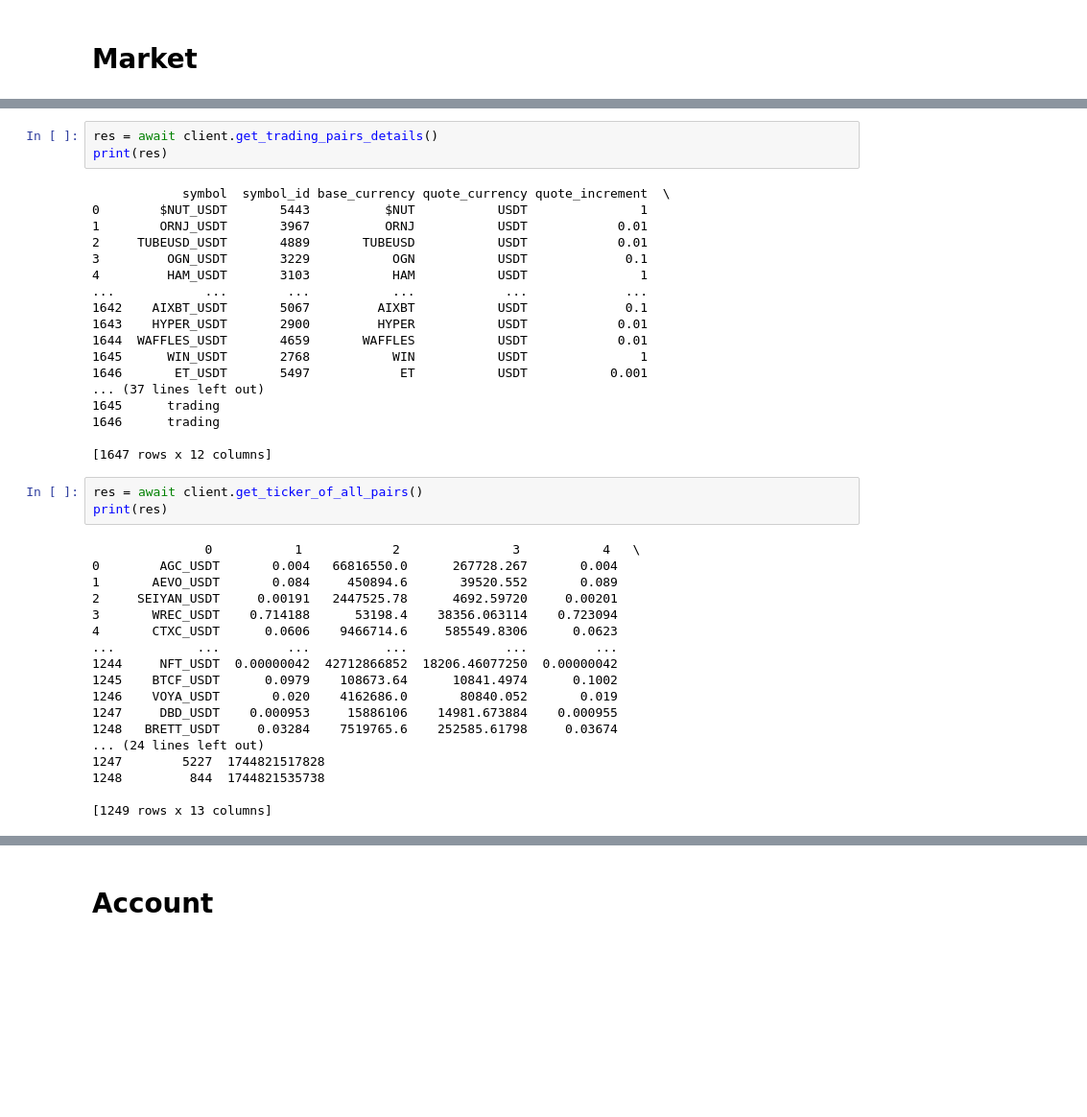
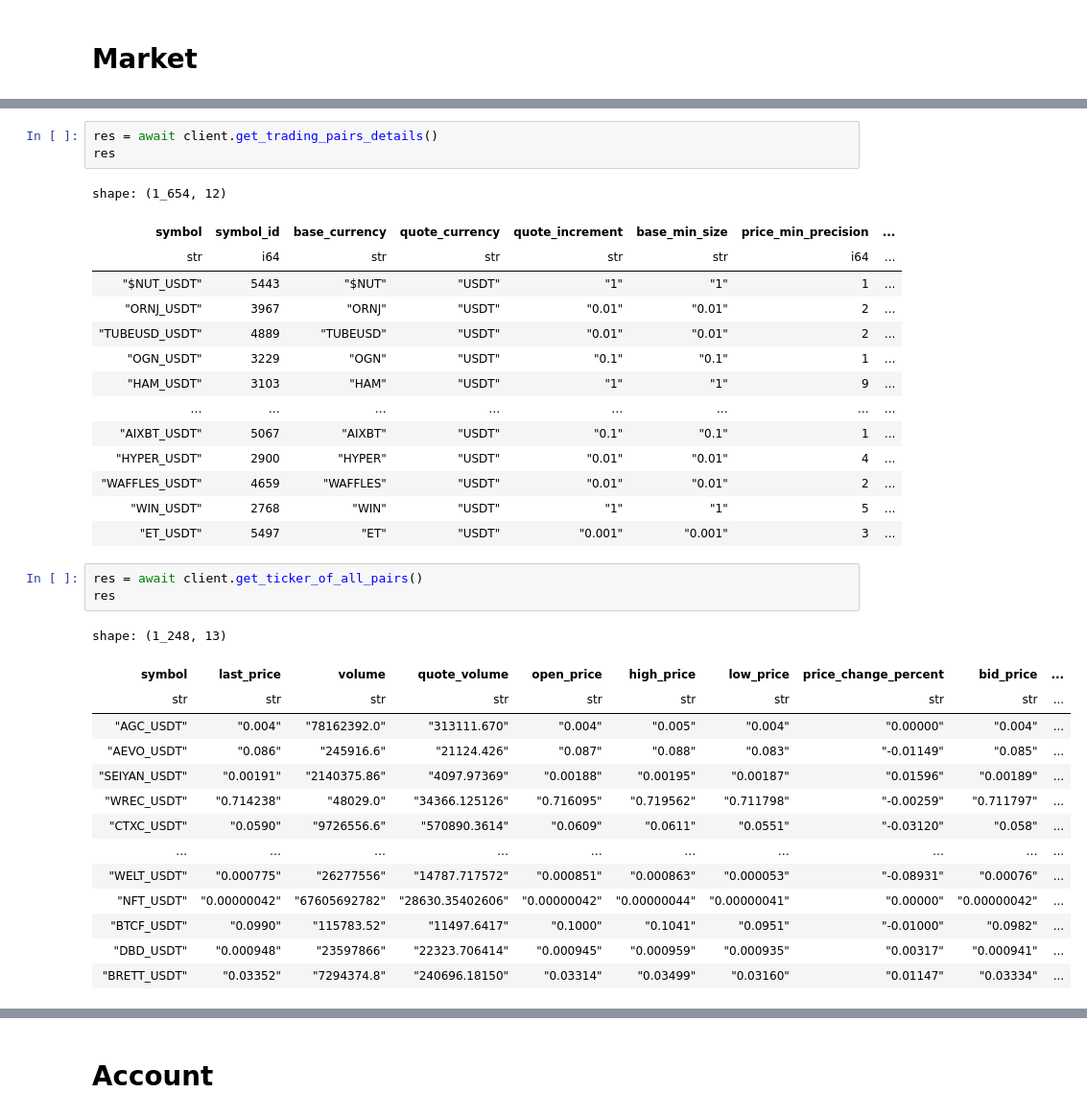
Before and after one commit to kairosresearchio/krex, a Jupyter notebook: example/async_support/bitmart/example.ipynb, the cells around one changed output, grey strips where cells are left out. Shown at 96% size. Saved outputs shown, nothing was run; the diff lists cells and outputs as text; blank space fills up the shorter version.

```diff
--- a/example/async_support/bitmart/example.ipynb
+++ b/example/async_support/bitmart/example.ipynb
@@ -56,44 +47,38 @@ print(res)
 # %%
 res = await client.get_trading_pairs_details()
-print(res)
+res
 # %% [output]
-            symbol  symbol_id base_currency quote_currency quote_increment  \
-0        $NUT_USDT       5443          $NUT           USDT               1
-1        ORNJ_USDT       3967          ORNJ           USDT            0.01
-2     TUBEUSD_USDT       4889       TUBEUSD           USDT            0.01
-3         OGN_USDT       3229           OGN           USDT             0.1
-4         HAM_USDT       3103           HAM           USDT               1
-...            ...        ...           ...            ...             ...
-1642    AIXBT_USDT       5067         AIXBT           USDT             0.1
-1643    HYPER_USDT       2900         HYPER           USDT            0.01
-1644  WAFFLES_USDT       4659       WAFFLES           USDT            0.01
-1645      WIN_USDT       2768           WIN           USDT               1
-1646       ET_USDT       5497            ET           USDT           0.001
-... (37 lines left out)
-1645      trading
-1646      trading
-
-[1647 rows x 12 columns]
+shape: (1_654, 12)
+| symbol | symbol_id | base_currency | quote_currency | quote_increment | base_min_size | price_min_precision | ... |
+| str | i64 | str | str | str | str | i64 | ... |
+| "$NUT_USDT" | 5443 | "$NUT" | "USDT" | "1" | "1" | 1 | ... |
+| "ORNJ_USDT" | 3967 | "ORNJ" | "USDT" | "0.01" | "0.01" | 2 | ... |
+| "TUBEUSD_USDT" | 4889 | "TUBEUSD" | "USDT" | "0.01" | "0.01" | 2 | ... |
+| "OGN_USDT" | 3229 | "OGN" | "USDT" | "0.1" | "0.1" | 1 | ... |
+| "HAM_USDT" | 3103 | "HAM" | "USDT" | "1" | "1" | 9 | ... |
+| … | … | … | … | … | … | … | ... |
+| "AIXBT_USDT" | 5067 | "AIXBT" | "USDT" | "0.1" | "0.1" | 1 | ... |
+| "HYPER_USDT" | 2900 | "HYPER" | "USDT" | "0.01" | "0.01" | 4 | ... |
+| "WAFFLES_USDT" | 4659 | "WAFFLES" | "USDT" | "0.01" | "0.01" | 2 | ... |
+| "WIN_USDT" | 2768 | "WIN" | "USDT" | "1" | "1" | 5 | ... |
+| "ET_USDT" | 5497 | "ET" | "USDT" | "0.001" | "0.001" | 3 | ... |
 # %%
 res = await client.get_ticker_of_all_pairs()
-print(res)
+res
 # %% [output]
-               0           1            2               3           4   \
-0        AGC_USDT       0.004   66816550.0      267728.267       0.004
-1       AEVO_USDT       0.084     450894.6       39520.552       0.089
-2     SEIYAN_USDT     0.00191   2447525.78      4692.59720     0.00201
-3       WREC_USDT    0.714188      53198.4    38356.063114    0.723094
-4       CTXC_USDT      0.0606    9466714.6     585549.8306      0.0623
-...           ...         ...          ...             ...         ...
-1244     NFT_USDT  0.00000042  42712866852  18206.46077250  0.00000042
-1245    BTCF_USDT      0.0979    108673.64      10841.4974      0.1002
-1246    VOYA_USDT       0.020    4162686.0       80840.052       0.019
-1247     DBD_USDT    0.000953     15886106    14981.673884    0.000955
-1248   BRETT_USDT     0.03284    7519765.6    252585.61798     0.03674
-... (24 lines left out)
-1247        5227  1744821517828
-1248         844  1744821535738
-
-[1249 rows x 13 columns]
+shape: (1_248, 13)
+| symbol | last_price | volume | quote_volume | open_price | high_price | low_price | price_change_percent | bid_price | ... |
+| str | str | str | str | str | str | str | str | str | ... |
+| "AGC_USDT" | "0.004" | "78162392.0" | "313111.670" | "0.004" | "0.005" | "0.004" | "0.00000" | "0.004" | ... |
+| "AEVO_USDT" | "0.086" | "245916.6" | "21124.426" | "0.087" | "0.088" | "0.083" | "-0.01149" | "0.085" | ... |
+| "SEIYAN_USDT" | "0.00191" | "2140375.86" | "4097.97369" | "0.00188" | "0.00195" | "0.00187" | "0.01596" | "0.00189" | ... |
+| "WREC_USDT" | "0.714238" | "48029.0" | "34366.125126" | "0.716095" | "0.719562" | "0.711798" | "-0.00259" | "0.711797" | ... |
+| "CTXC_USDT" | "0.0590" | "9726556.6" | "570890.3614" | "0.0609" | "0.0611" | "0.0551" | "-0.03120" | "0.058" | ... |
+| … | … | … | … | … | … | … | … | … | ... |
+| "WELT_USDT" | "0.000775" | "26277556" | "14787.717572" | "0.000851" | "0.000863" | "0.000053" | "-0.08931" | "0.00076" | ... |
+| "NFT_USDT" | "0.00000042" | "67605692782" | "28630.35402606" | "0.00000042" | "0.00000044" | "0.00000041" | "0.00000" | "0.00000042" | ... |
+| "BTCF_USDT" | "0.0990" | "115783.52" | "11497.6417" | "0.1000" | "0.1041" | "0.0951" | "-0.01000" | "0.0982" | ... |
+| "DBD_USDT" | "0.000948" | "23597866" | "22323.706414" | "0.000945" | "0.000959" | "0.000935" | "0.00317" | "0.000941" | ... |
+| "BRETT_USDT" | "0.03352" | "7294374.8" | "240696.18150" | "0.03314" | "0.03499" | "0.03160" | "0.01147" | "0.03334" | ... |
 # %%
 res = await client.get_ticker_of_a_pair(product_symbol="BTC-USDT-SPOT")
```
Also changed, not shown: parts of 41 cells of this notebook, 11 other files.
